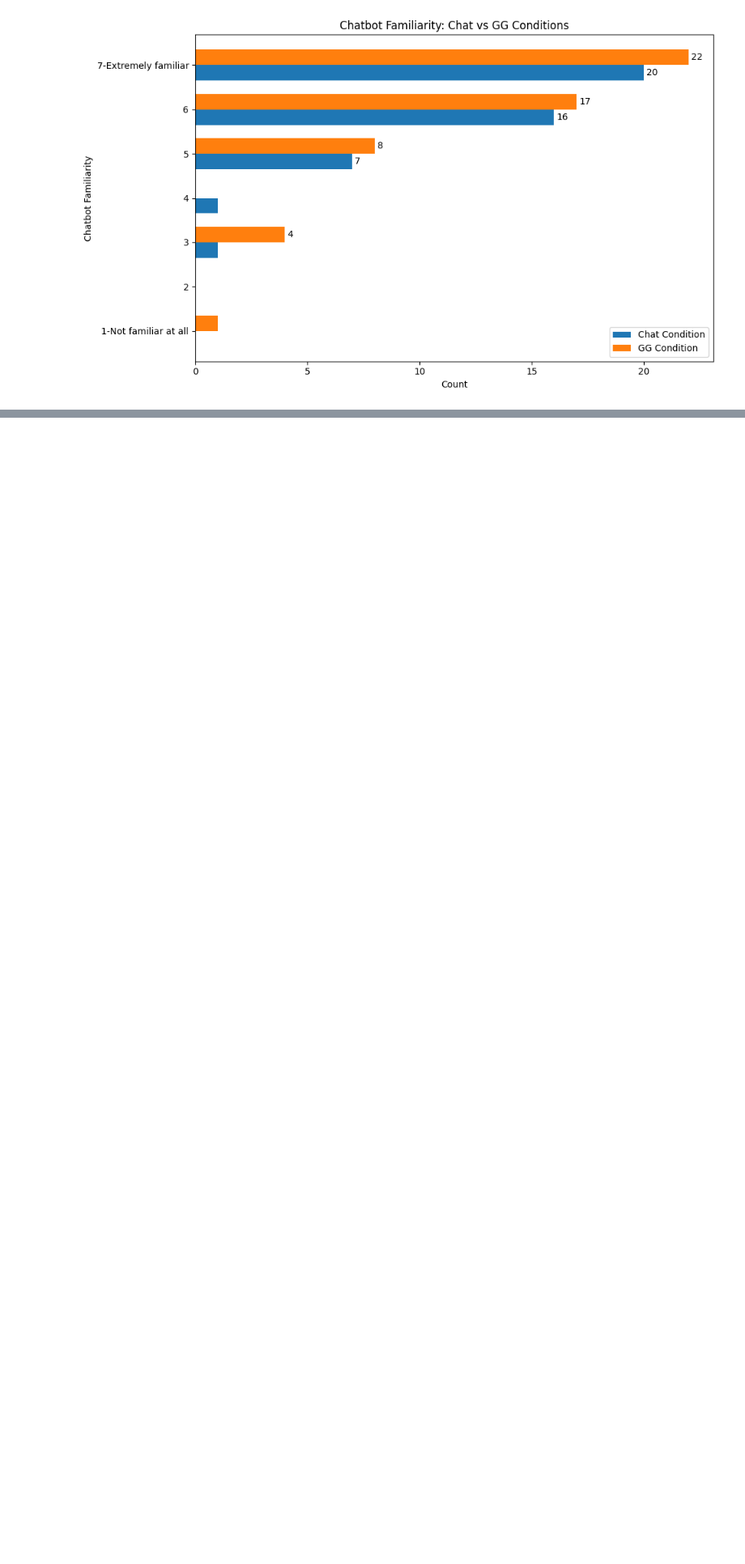
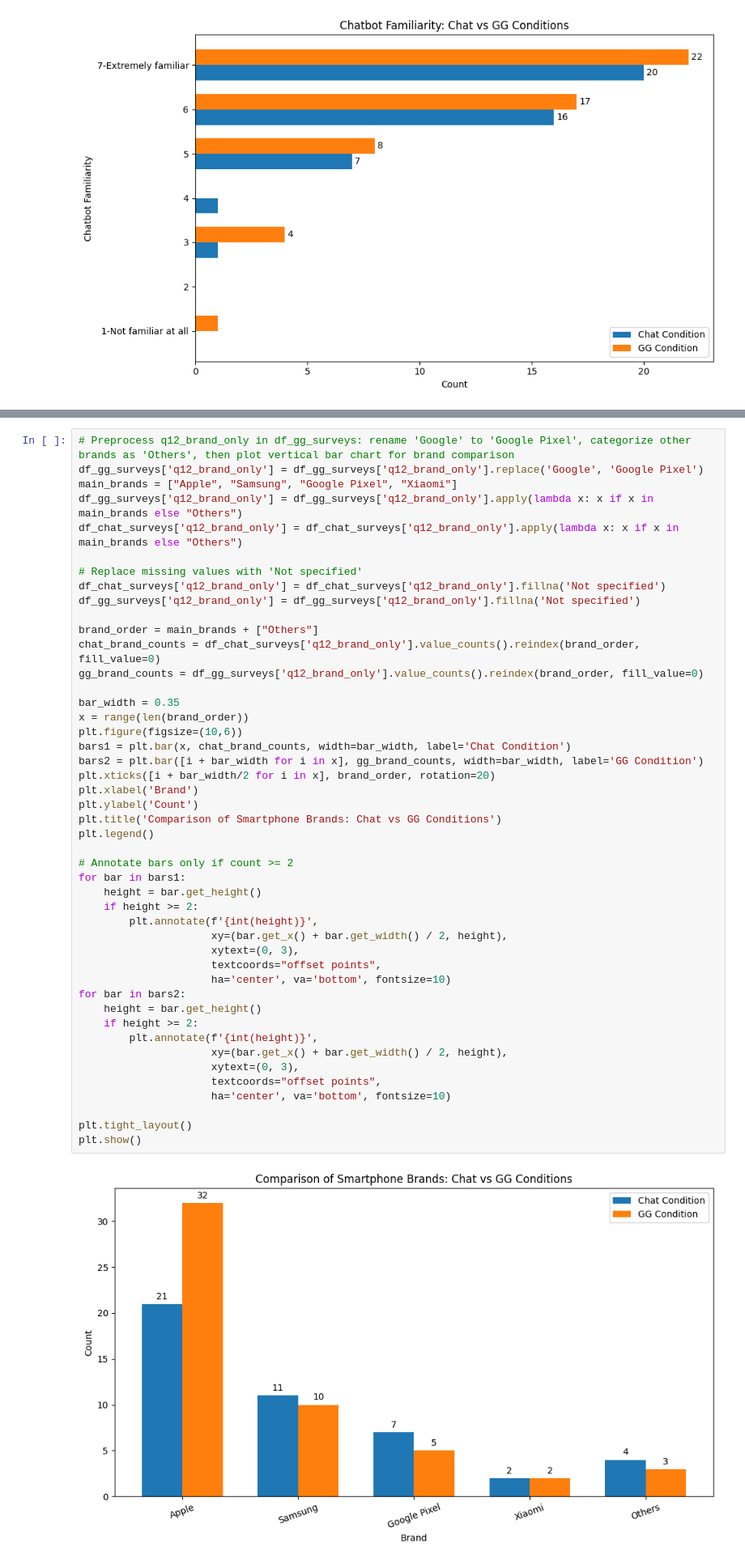
Before and after one commit to kaki1995/Advanced-Project-Study-TUM-GG-Istanbul, a Jupyter notebook: exploratory_analysis_visualization.ipynb, the cells around one changed output, grey strips where cells are left out. Shown at 81% size. Drawn from its saved outputs; the diff is of its cells as text; blank space fills up the shorter version.

```diff
--- a/exploratory_analysis_visualization.ipynb
+++ b/exploratory_analysis_visualization.ipynb
@@ -293,0 +581,48 @@ plt.show()
+# %%
+# Preprocess q12_brand_only in df_gg_surveys: rename 'Google' to 'Google Pixel', categorize other brands as 'Others', then plot vertical bar chart for brand comparison
+df_gg_surveys['q12_brand_only'] = df_gg_surveys['q12_brand_only'].replace('Google', 'Google Pixel')
+main_brands = ["Apple", "Samsung", "Google Pixel", "Xiaomi"]
+df_gg_surveys['q12_brand_only'] = df_gg_surveys['q12_brand_only'].apply(lambda x: x if x in main_brands else "Others")
+df_chat_surveys['q12_brand_only'] = df_chat_surveys['q12_brand_only'].apply(lambda x: x if x in main_brands else "Others")
+
+# Replace missing values with 'Not specified'
+df_chat_surveys['q12_brand_only'] = df_chat_surveys['q12_brand_only'].fillna('Not specified')
+df_gg_surveys['q12_brand_only'] = df_gg_surveys['q12_brand_only'].fillna('Not specified')
+
+brand_order = main_brands + ["Others"]
+chat_brand_counts = df_chat_surveys['q12_brand_only'].value_counts().reindex(brand_order, fill_value=0)
+gg_brand_counts = df_gg_surveys['q12_brand_only'].value_counts().reindex(brand_order, fill_value=0)
+
+bar_width = 0.35
+x = range(len(brand_order))
+plt.figure(figsize=(10,6))
+bars1 = plt.bar(x, chat_brand_counts, width=bar_width, label='Chat Condition')
+bars2 = plt.bar([i + bar_width for i in x], gg_brand_counts, width=bar_width, label='GG Condition')
+plt.xticks([i + bar_width/2 for i in x], brand_order, rotation=20)
+plt.xlabel('Brand')
+plt.ylabel('Count')
+plt.title('Comparison of Smartphone Brands: Chat vs GG Conditions')
+plt.legend()
+
+# Annotate bars only if count >= 2
+for bar in bars1:
+    height = bar.get_height()
+    if height >= 2:
+        plt.annotate(f'{int(height)}',
+                     xy=(bar.get_x() + bar.get_width() / 2, height),
+                     xytext=(0, 3),
+                     textcoords="offset points",
+                     ha='center', va='bottom', fontsize=10)
+for bar in bars2:
+    height = bar.get_height()
+    if height >= 2:
+        plt.annotate(f'{int(height)}',
+                     xy=(bar.get_x() + bar.get_width() / 2, height),
+                     xytext=(0, 3),
+                     textcoords="offset points",
+                     ha='center', va='bottom', fontsize=10)
+
+plt.tight_layout()
+plt.show()
+# %% [output]
+[figure, added]
```
Also changed, not shown: parts of 16 cells of this notebook.
